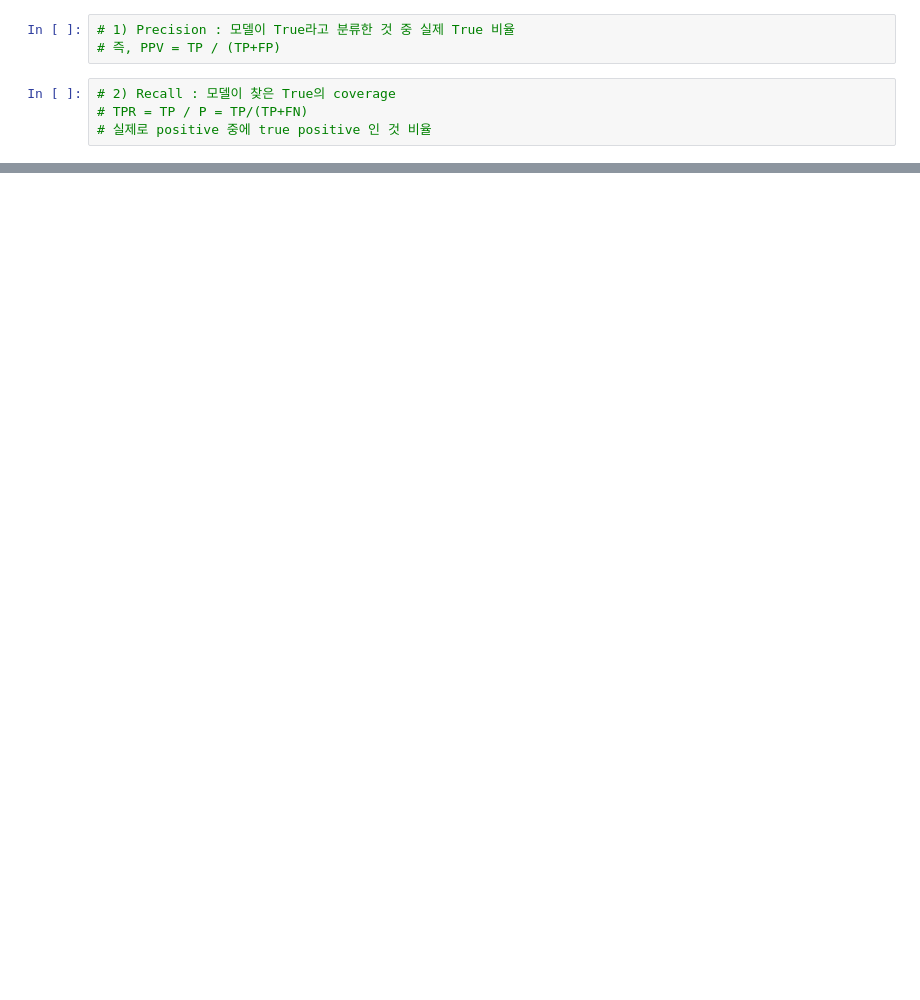
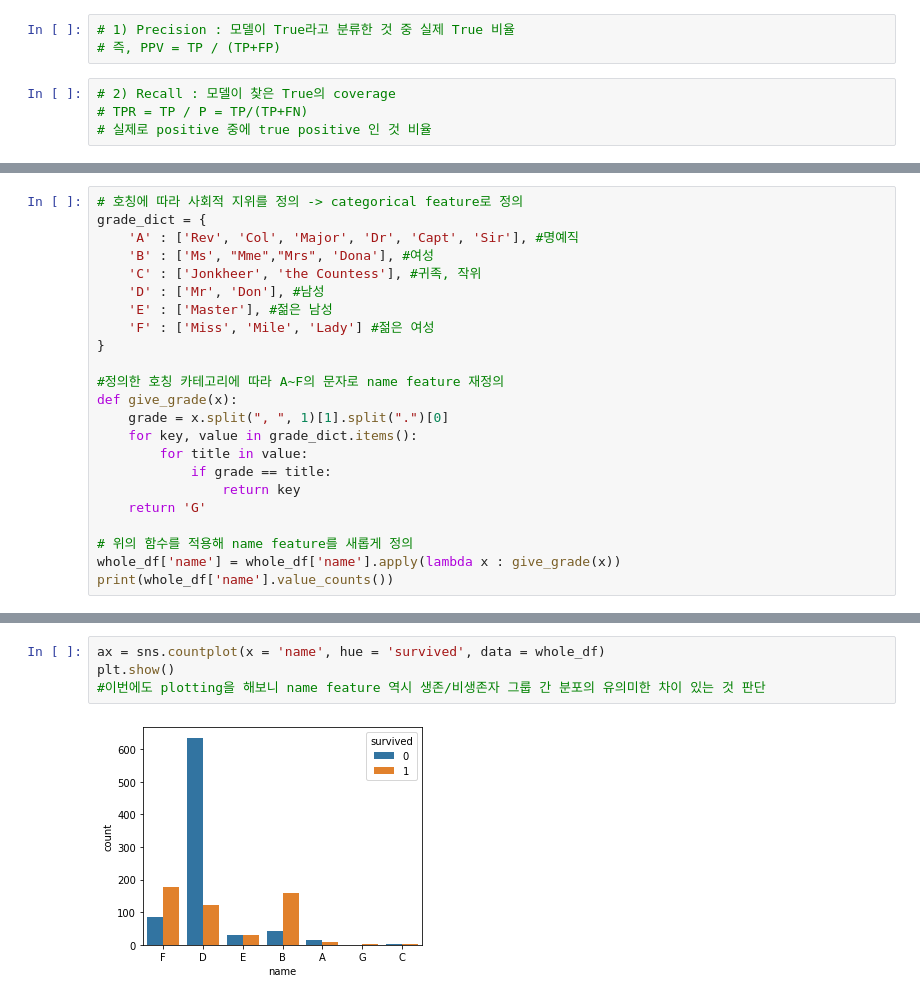
Before and after one commit to arkdusdyk/BigDataComputing, a Jupyter notebook: Lecture Notes 10 - DataClassificationModel/10_DataClassificationModel.ipynb, the cells around one changed output, grey strips where cells are left out. Drawn from its saved outputs; the diff is of its cells as text; blank space fills up the shorter version.

```diff
--- a/Lecture Notes 10 - DataClassificationModel/10_DataClassificationModel.ipynb
+++ b/Lecture Notes 10 - DataClassificationModel/10_DataClassificationModel.ipynb
@@ -240,0 +326,23 @@ print(confmat)
+# %%
+# 호칭에 따라 사회적 지위를 정의 -> categorical feature로 정의
+grade_dict = {
+    'A' : ['Rev', 'Col', 'Major', 'Dr', 'Capt', 'Sir'], #명예직
+    'B' : ['Ms', "Mme","Mrs", 'Dona'], #여성
+    'C' : ['Jonkheer', 'the Countess'], #귀족, 작위
+    'D' : ['Mr', 'Don'], #남성
+    'E' : ['Master'], #젊은 남성
+    'F' : ['Miss', 'Mile', 'Lady'] #젊은 여성
+}
+
+#정의한 호칭 카테고리에 따라 A~F의 문자로 name feature 재정의
+def give_grade(x):
+    grade = x.split(", ", 1)[1].split(".")[0]
+    for key, value in grade_dict.items():
+        for title in value:
+            if grade == title:
+                return key
+    return 'G'
+
+# 위의 함수를 적용해 name feature를 새롭게 정의
+whole_df['name'] = whole_df['name'].apply(lambda x : give_grade(x))
+print(whole_df['name'].value_counts())
@@ -240,0 +358,6 @@ print(confmat)
+# %%
+ax = sns.countplot(x = 'name', hue = 'survived', data = whole_df)
+plt.show()
+#이번에도 plotting을 해보니 name feature 역시 생존/비생존자 그룹 간 분포의 유의미한 차이 있는 것 판단
+# %% [output]
+[figure, added]
```
Also changed, not shown: parts of 17 cells of this notebook.
